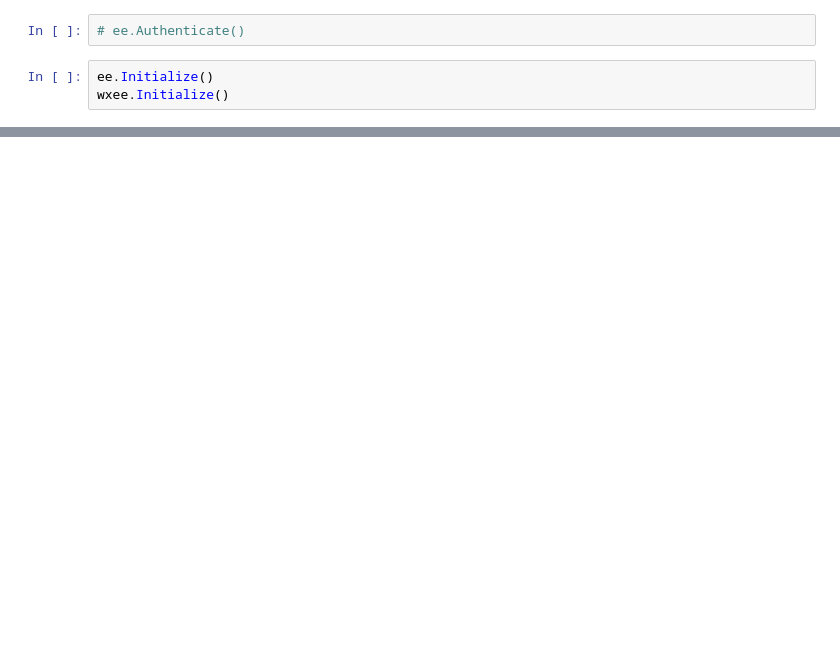
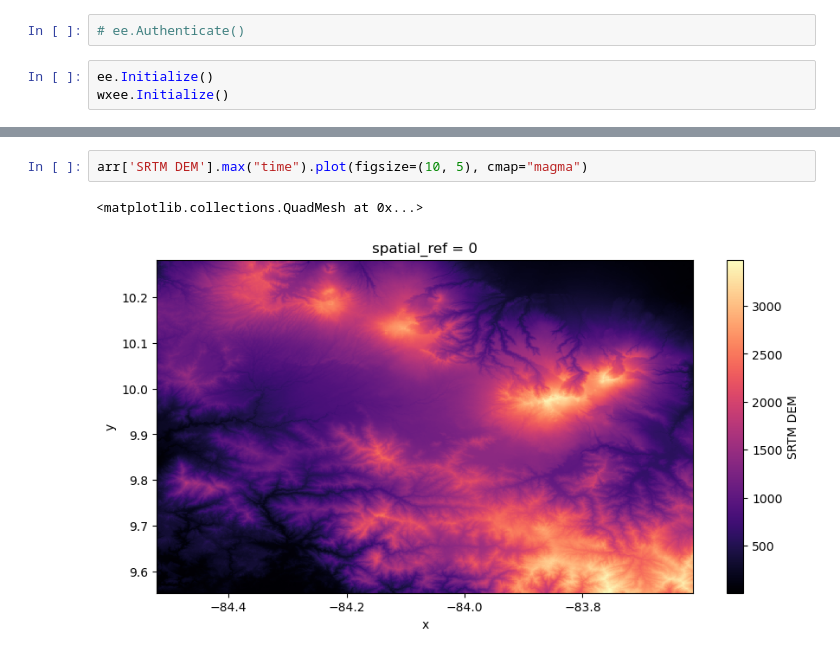
Before and after one commit to HotspotStoplight/HotspotStoplight, a Jupyter notebook: flood_mapping/urban_conditions.ipynb, the cells around one changed output, grey strips where cells are left out. Drawn from its saved outputs; the diff is of its cells as text; blank space fills up the shorter version.

```diff
--- a/flood_mapping/urban_conditions.ipynb
+++ b/flood_mapping/urban_conditions.ipynb
@@ -219 +383,6 @@ print(arr)
+# %%
+arr['SRTM DEM'].max("time").plot(figsize=(10, 5), cmap="magma")
+# %% [output]
+<matplotlib.collections.QuadMesh at 0x...>
+[figure, added]
 # %%
```
Also changed, not shown: parts of 22 cells of this notebook.
